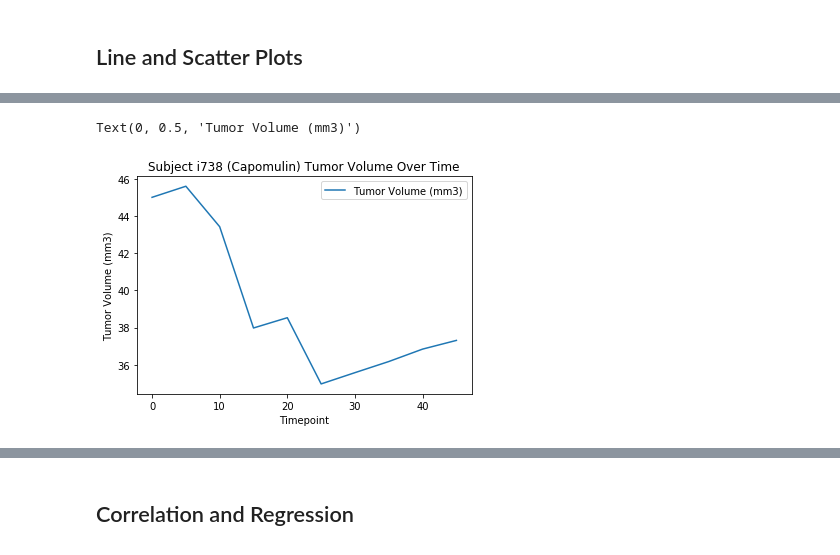
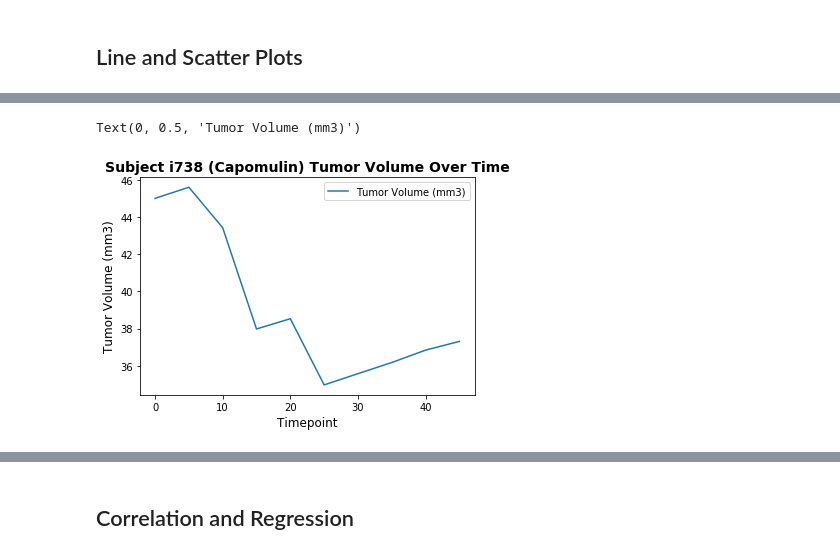
Before and after one commit to briennecole/matplotlib_challenge, a Jupyter notebook: pymaceuticals_challenge.ipynb, the cells around one changed output, grey strips where cells are left out. Cells and saved outputs as stored; diff of their text form; code cells hidden in the pictures.

```diff
--- a/pymaceuticals_challenge.ipynb
+++ b/pymaceuticals_challenge.ipynb
@@ -304,14 +304,14 @@ print(cap_sample)
-# %%
-# Generate a line plot of tumor volume vs. time point for said mouse treated with Capomulin
-sample_mouse = capomulin.loc[(capomulin["Mouse ID"] == "i738")]
-#sample_mouse.head(50)
-vol_v_time = sample_mouse.plot(x='Timepoint', y='Tumor Volume (mm3)')
-plt.title("Subject i738 (Capomulin) Tumor Volume Over Time")
-plt.xlabel("Timepoint")
-plt.ylabel("Tumor Volume (mm3)")
-#plt.show
-# %% [output]
-Text(0, 0.5, 'Tumor Volume (mm3)')
-[figure, removed]
+# %%
+# Generate a line plot of tumor volume vs. time point for said mouse treated with Capomulin
+sample_mouse = capomulin.loc[(capomulin["Mouse ID"] == "i738")]
+#sample_mouse.head(50)
+vol_v_time = sample_mouse.plot(x='Timepoint', y='Tumor Volume (mm3)')
+plt.title("Subject i738 (Capomulin) Tumor Volume Over Time", fontsize=14, fontweight="bold")
+plt.xlabel("Timepoint", fontsize=12)
+plt.ylabel("Tumor Volume (mm3)", fontsize=12)
+#plt.show
+# %% [output]
+Text(0, 0.5, 'Tumor Volume (mm3)')
+[figure, added]
 # %%
 # Generate a scatter plot of average tumor volume vs. mouse weight for the Capomulin regimen
```
Also changed, not shown: parts of 3 cells of this notebook.
